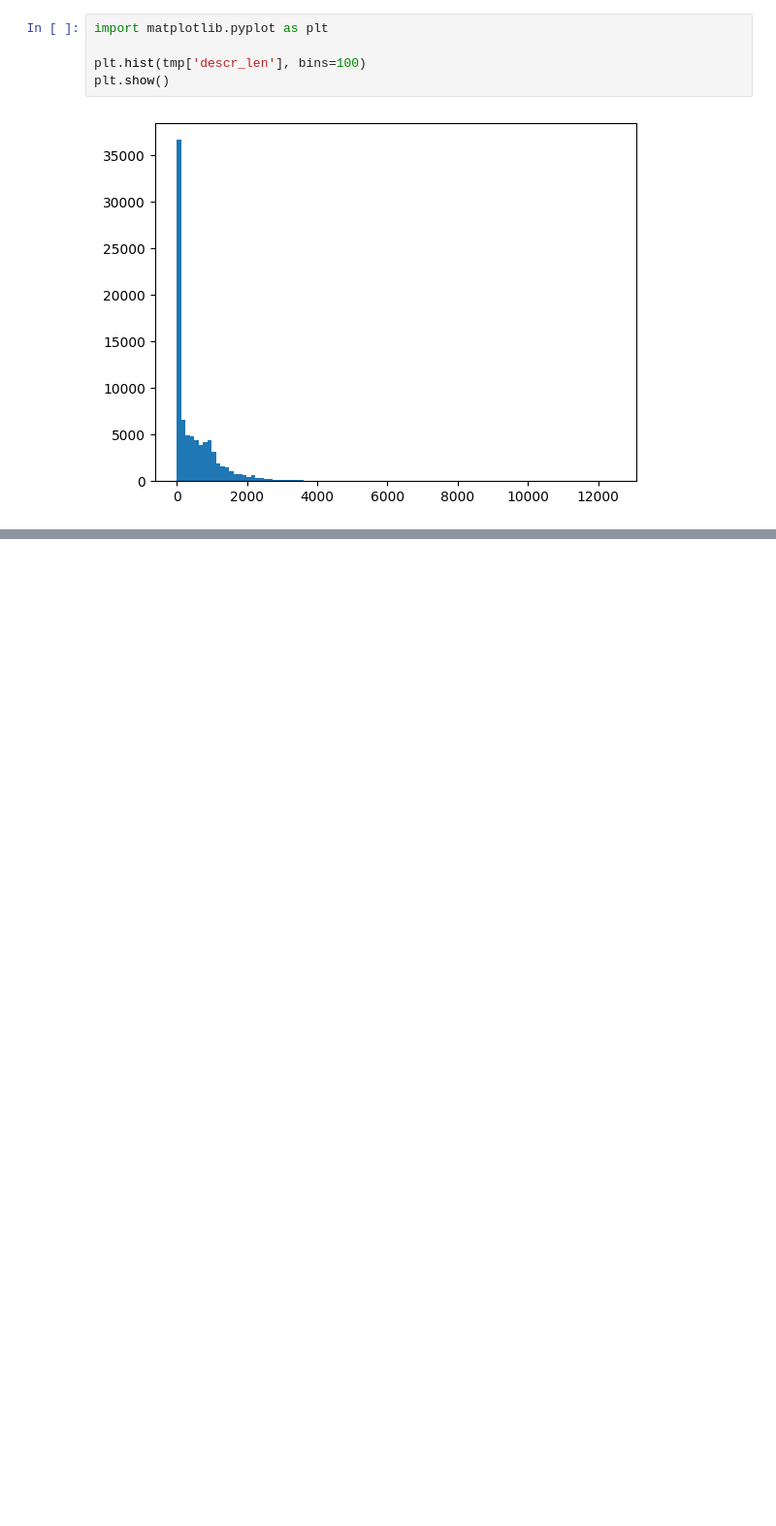
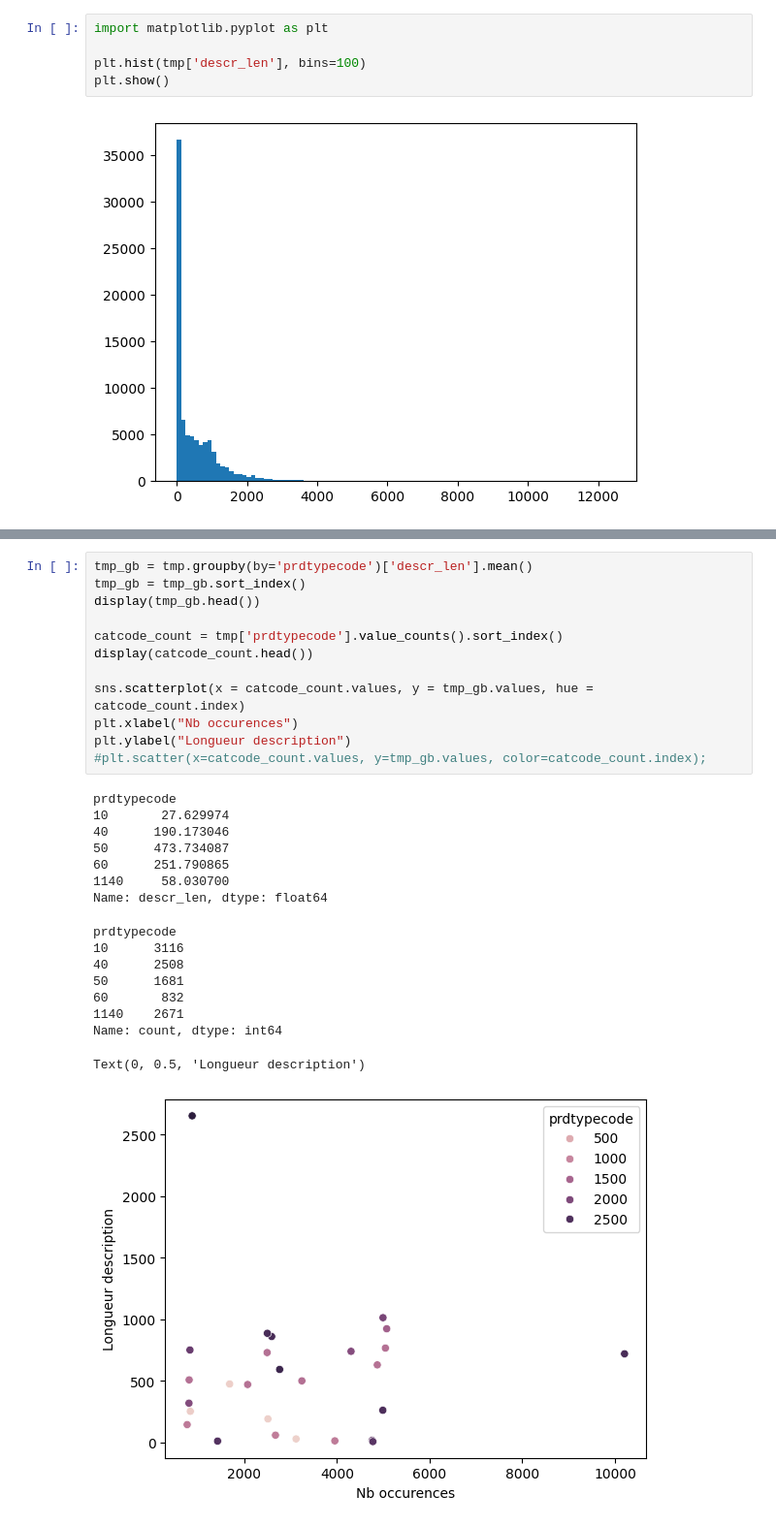
Before and after one commit to oisnard/ProjetFilRouge, a Jupyter notebook: Src/explo_descr.ipynb, the cells around one changed output, grey strips where cells are left out. Shown: that part at 97% size. Saved outputs shown, nothing was run; the diff lists cells and outputs as text; blank space fills up the shorter version.

```diff
--- a/Src/explo_descr.ipynb
+++ b/Src/explo_descr.ipynb
@@ -42,0 +52,29 @@ plt.show()
+# %%
+tmp_gb = tmp.groupby(by='prdtypecode')['descr_len'].mean()
+tmp_gb = tmp_gb.sort_index()
+display(tmp_gb.head())
+
+catcode_count = tmp['prdtypecode'].value_counts().sort_index()
+display(catcode_count.head())
+
+sns.scatterplot(x = catcode_count.values, y = tmp_gb.values, hue = catcode_count.index)
+plt.xlabel("Nb occurences")
+plt.ylabel("Longueur description")
+#plt.scatter(x=catcode_count.values, y=tmp_gb.values, color=catcode_count.index);
+# %% [output]
+prdtypecode
+10       27.629974
+40      190.173046
+50      473.734087
+60      251.790865
+1140     58.030700
+Name: descr_len, dtype: float64
+prdtypecode
+10      3116
+40      2508
+50      1681
+60       832
+1140    2671
+Name: count, dtype: int64
+Text(0, 0.5, 'Longueur description')
+[figure, added]
```
Also changed, not shown: parts of 3 cells of this notebook.
